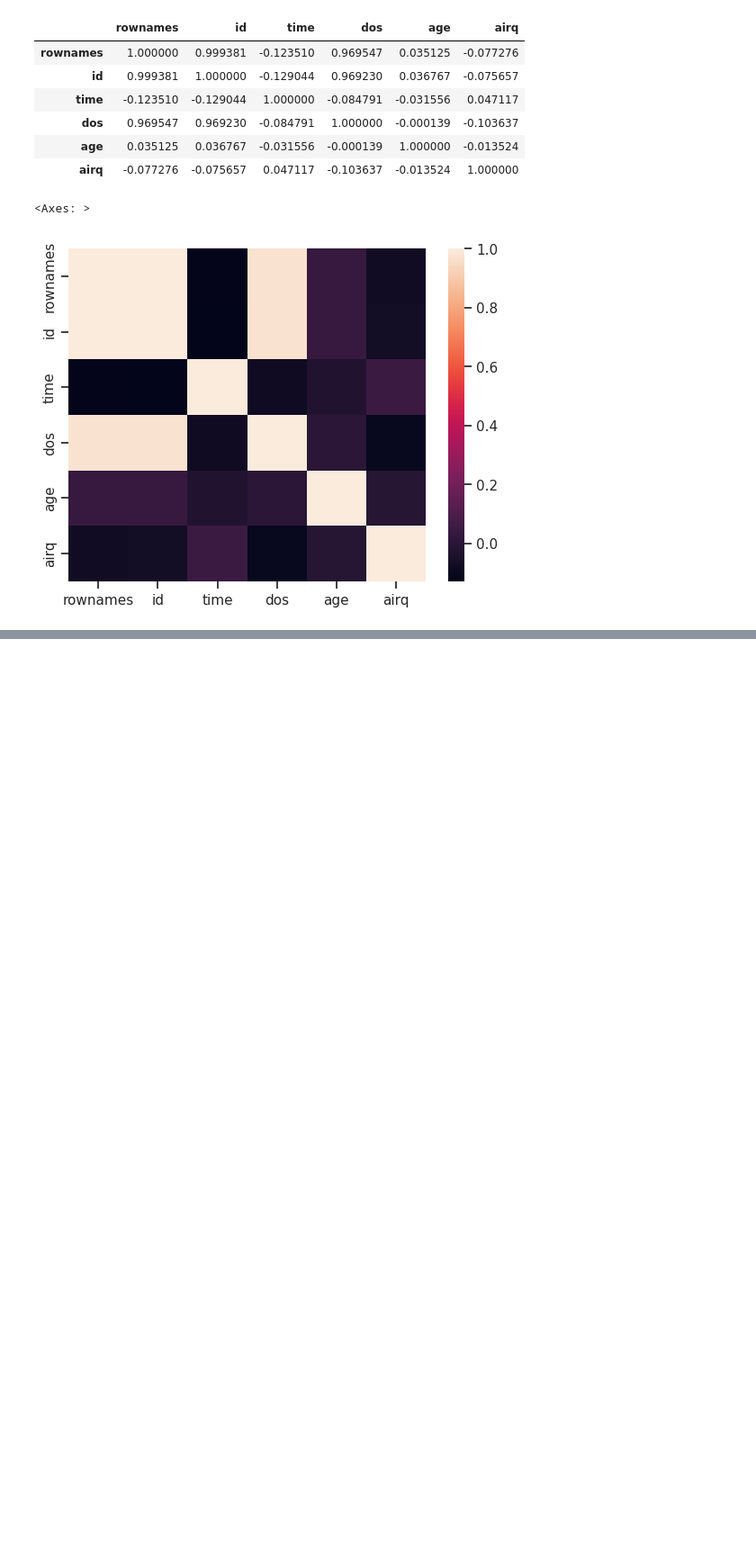
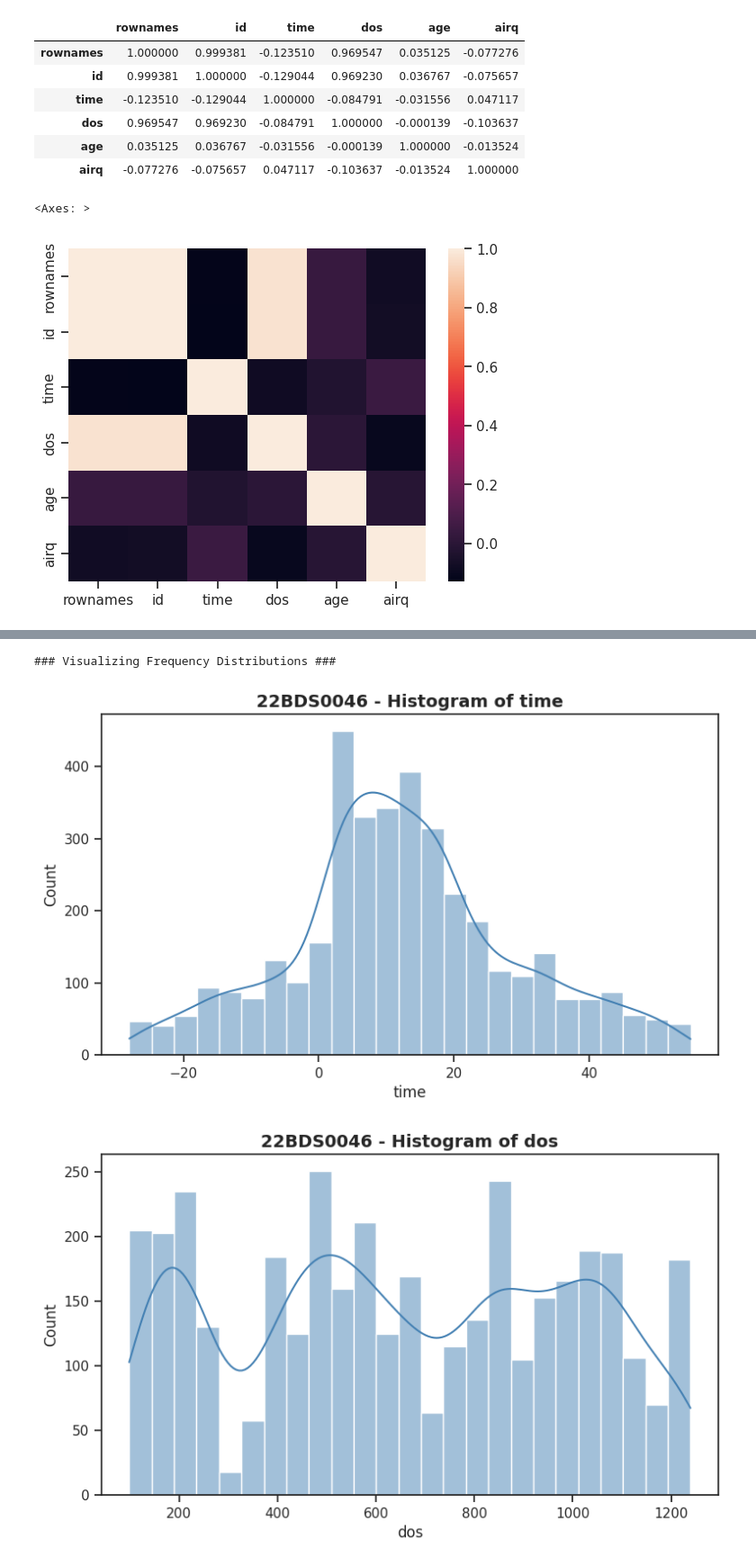
Before and after one commit to SimarBhatiaSB7/EDA-Project-22BDS0046, a Jupyter notebook: 22BDS0046.ipynb, the cells around one changed output, grey strips where cells are left out. Shown at 90% size. Saved outputs shown, nothing was run; the diff lists cells and outputs as text; code cells hidden in the pictures; blank space fills up the shorter version.

```diff
--- a/22BDS0046.ipynb
+++ b/22BDS0046.ipynb
@@ -317,0 +323,13 @@ sns.heatmap(correlation,xticklabels=correlation.columns,
+# %%
+# Skewness and Quantiles
+print("Skewness of Numerical Variables")
+numeric_features = ['time', 'dos', 'age', 'airq']
+skew_vals = df_0046[numeric_features].skew()
+print(skew_vals)
+print("\n" + "-"*60)
+
+
+print("\nQuantiles (25%, 50%, 75%) of Numerical Variables")
+quantile_vals = df_0046[numeric_features].quantile([0.25, 0.5, 0.75])
+print(quantile_vals)
+print("\n" + "-"*60)
@@ -317,0 +353,14 @@ sns.heatmap(correlation,xticklabels=correlation.columns,
+# %%
+# Frequency Distributions (Histograms for Numerical Data)
+print("\n### Visualizing Frequency Distributions ###")
+for feature in numeric_features:
+  plt.figure(figsize=(9, 5))
+  sns.histplot(df_0046[feature], kde=True, bins=25, color="steelblue")
+  plt.title(f"22BDS0046 - Histogram of {feature}", fontsize=14, weight='bold')
+  plt.xlabel(feature)
+  plt.ylabel("Count")
+  plt.show()
+# %% [output]
+### Visualizing Frequency Distributions ###
+[figure, added]
+[figure, added]
```
Also changed, not shown: parts of 15 cells of this notebook.
